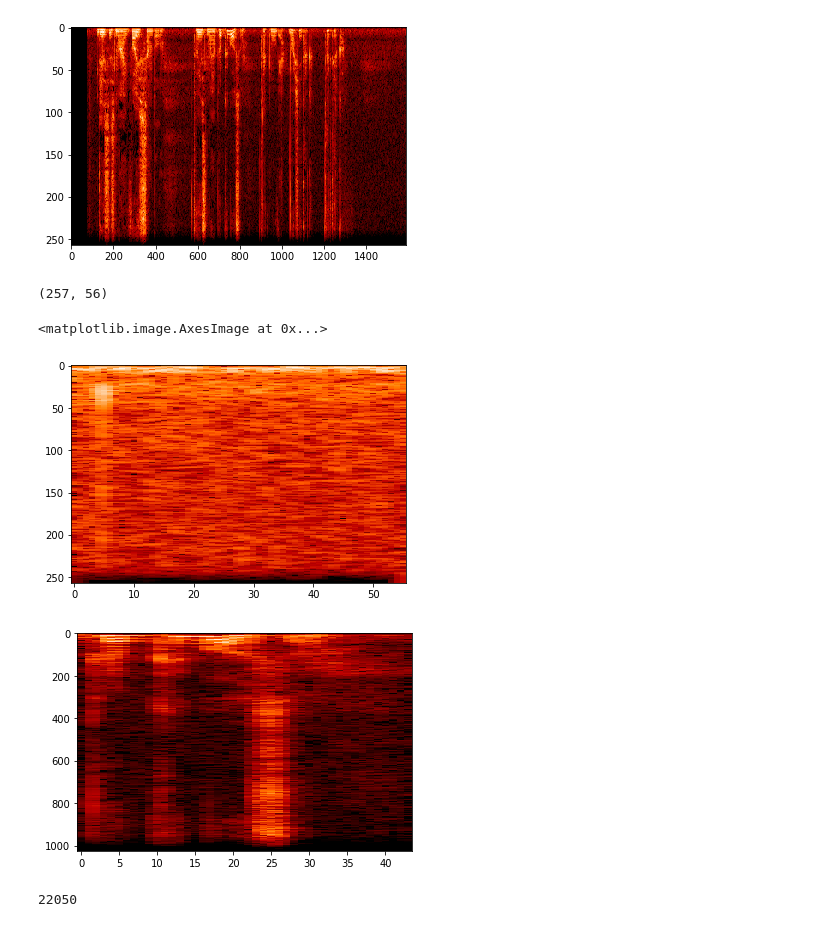
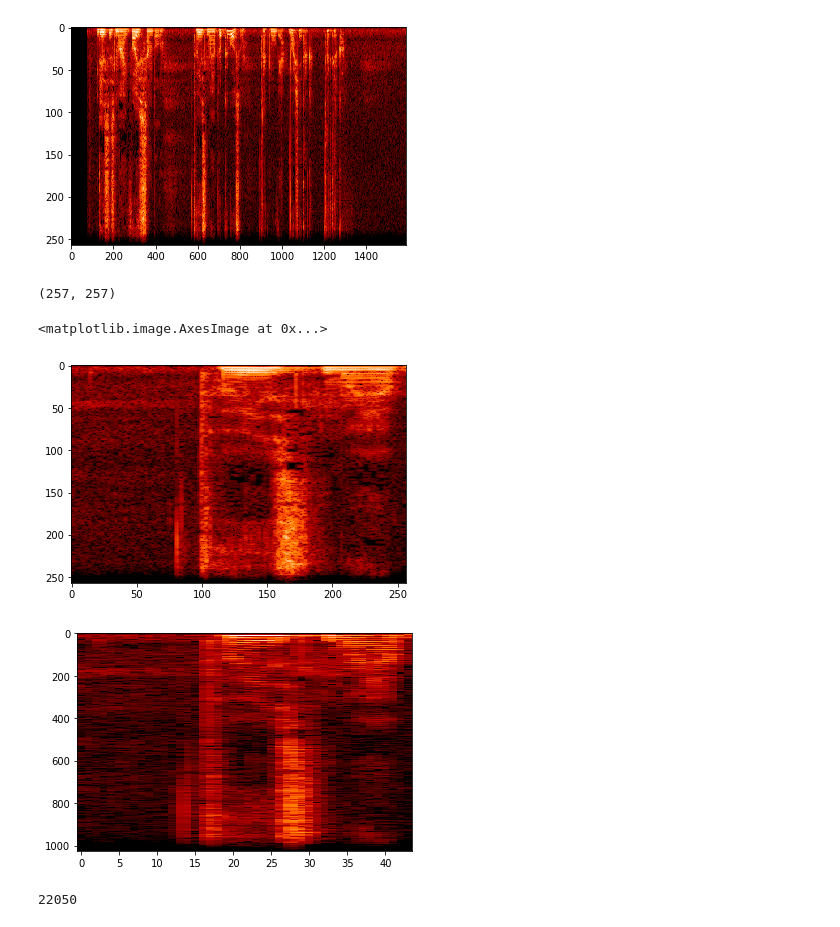
Before and after one commit to 226776/NN_VoiceRecognition, a Jupyter notebook: SoundToTensor_messed.ipynb, the cells around one changed output. Saved outputs shown, nothing was run; the diff lists cells and outputs as text; code cells hidden in the pictures.

```diff
--- a/SoundToTensor_messed.ipynb
+++ b/SoundToTensor_messed.ipynb
@@ -45,28 +45,28 @@ print(S.shape)
 # %%
 # Get 1 sek signal
 # Calibrate the hop_length that the outup dimetions are equal
 
-fragment = 9
+fragment = 3
 soundSample_s = soundSample[sr*fragment:sr*(1+fragment)]
 S_s = np.abs(lr.stft(soundSample_s, n_fft = 512, hop_length = round(sr/256))) # hop length adjusted
 S_s = lr.power_to_db(S_s**2,ref=np.max)
 
 pyplot.figure(1)
 pyplot.imshow(S_s, cmap='gist_heat', aspect ='auto')
 print(S_s.shape)
 
-fragment = 4
+fragment = 3
 soundSample_s_no_hop = soundSample[sr*fragment:sr*(1+fragment)]
 S_sno_hop = np.abs(lr.stft(soundSample_s_no_hop))
 S_sno_hop = lr.power_to_db(S_sno_hop**2,ref=np.max)
 
 pyplot.figure(2)
 pyplot.imshow(S_sno_hop, cmap='gist_heat', aspect ='auto')
 # %% [output]
-(257, 56)
+(257, 257)
 <matplotlib.image.AxesImage at 0x...>
-[figure, old version]
+[figure, new version]
-[figure, old version]
+[figure, new version]
 # %%
 print(len(soundSample_s))
 # %% [output]
```
Also changed, not shown: parts of 5 cells of this notebook, 1 other file.
